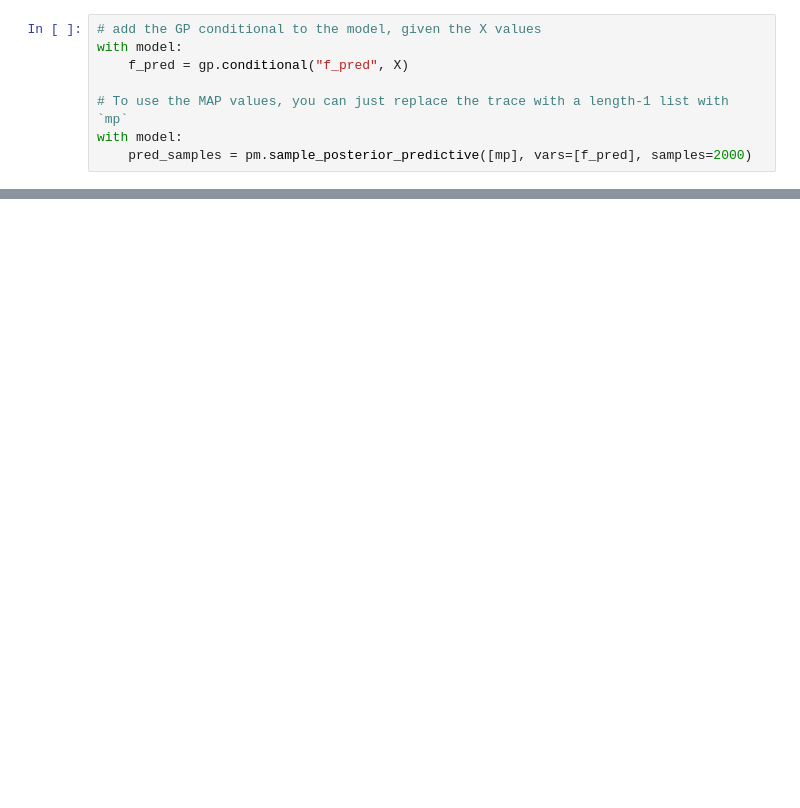
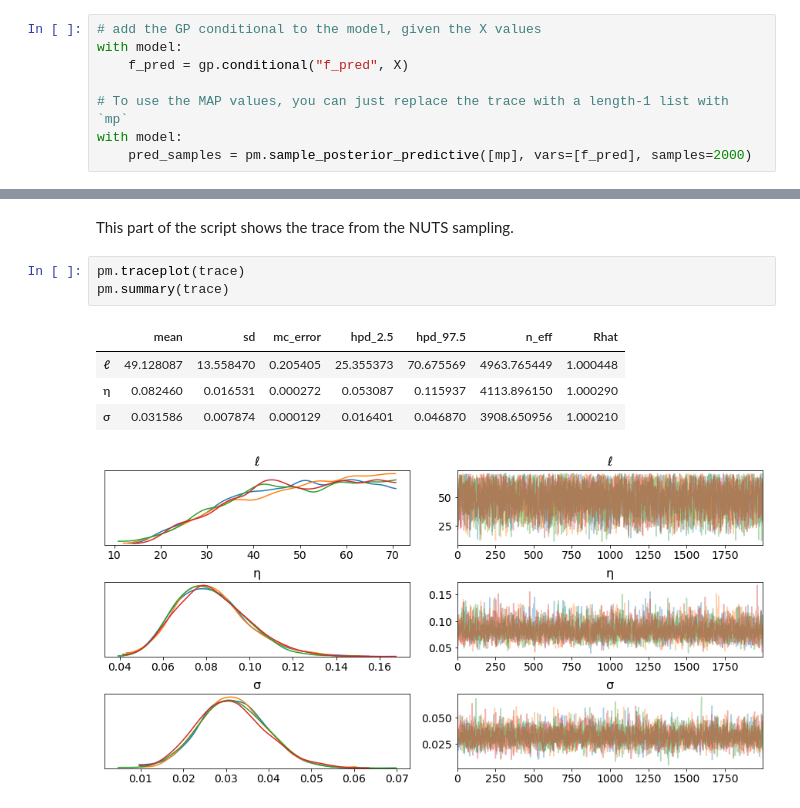
Before and after one commit to MalteBrinch/Master-Thesis-Code, a Jupyter notebook: Continuum model CAR(1).ipynb, the cells around one changed output, grey strips where cells are left out. Drawn from its saved outputs; the diff is of its cells as text; blank space fills up the shorter version.

```diff
--- a/Continuum model CAR(1).ipynb
+++ b/Continuum model CAR(1).ipynb
@@ -189,0 +165,11 @@ plt.title("Posterior distribution over $f(x)$ at the observed values"); plt.lege
+# %% [markdown]
+This part of the script shows the trace from the NUTS sampling.
+# %%
+pm.traceplot(trace)
+pm.summary(trace)
+# %% [output]
+|  | mean | sd | mc_error | hpd_2.5 | hpd_97.5 | n_eff | Rhat |
+| ℓ | 49.128087 | 13.558470 | 0.205405 | 25.355373 | 70.675569 | 4963.765449 | 1.000448 |
+| η | 0.082460 | 0.016531 | 0.000272 | 0.053087 | 0.115937 | 4113.896150 | 1.000290 |
+| σ | 0.031586 | 0.007874 | 0.000129 | 0.016401 | 0.046870 | 3908.650956 | 1.000210 |
+[figure, added]
```
Also changed, not shown: parts of 14 cells of this notebook.
